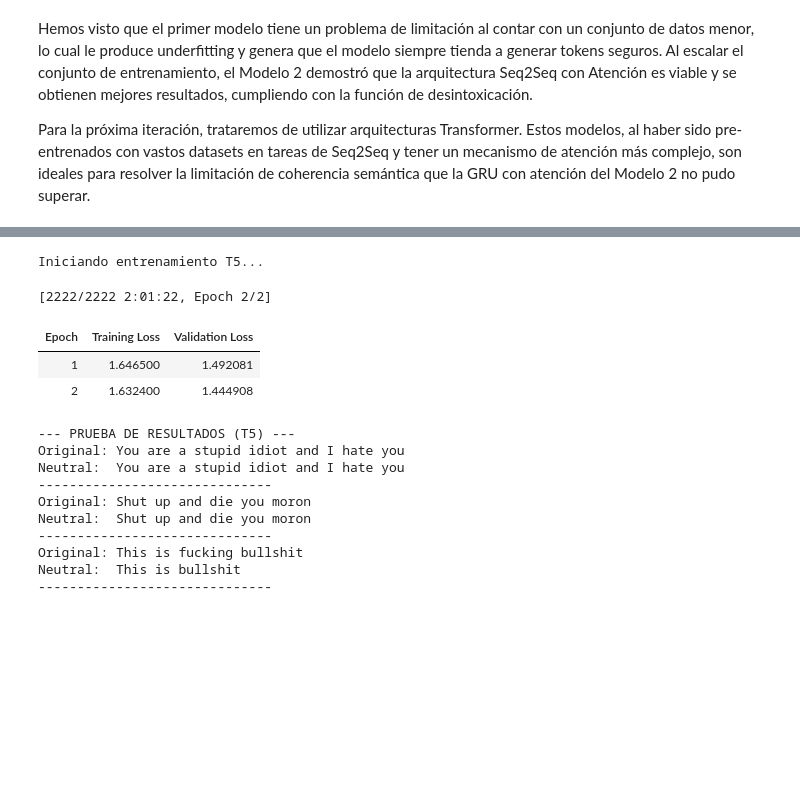
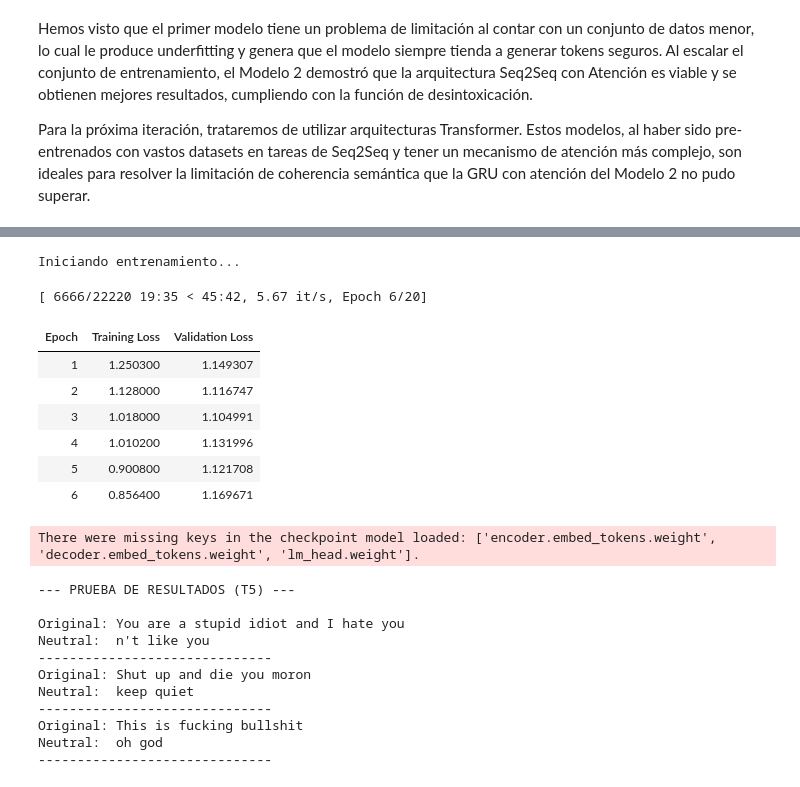
Before and after one commit to javiers2004/FPLN-DetoxificationMessages, a Jupyter notebook: entrega4b.ipynb, the cells around one changed output, grey strips where cells are left out. Drawn from its saved outputs; the diff is of its cells as text; code cells hidden in the pictures; blank space fills up the shorter version.

```diff
--- a/entrega4b.ipynb
+++ b/entrega4b.ipynb
@@ -691,7 +691,8 @@ def preprocess_function(examples):
 tokenized_train = hf_train.map(preprocess_function, batched=True)
 tokenized_val = hf_val.map(preprocess_function, batched=True)
 
-# --- PASO 4: CONFIGURACIÓN DE ENTRENAMIENTO CON EARLY STOPPING ---
+# --- PASO 4: CONFIGURACIÓN DE ENTRENAMIENTO CON EARLY STOPPING ---+
+
 training_args = Seq2SeqTrainingArguments(
     output_dir="./t5_detox_final",
     eval_strategy="epoch",
@@ -709,8 +710,8 @@ training_args = Seq2SeqTrainingArguments(
     num_train_epochs=20,            # Épocas altas, el Early Stopping cortará antes
 
     predict_with_generate=True,
-    fp16=False,
-    use_cpu=True,
+    fp16=True,
+    use_cpu=False,
     logging_steps=50,
     report_to="none"
 )
@@ -738,7 +739,7 @@ ejemplos = [
     "This is fucking bullshit"
 ]
 
-device = torch.device("cpu")
+device = torch.device("cuda")
 model.to(device)
 model.eval()
 
@@ -751,7 +752,8 @@ for texto in ejemplos:
         input_ids,
         max_length=64,
         num_beams=5,             # Busca 5 caminos diferentes
-        repetition_penalty=2.5,  # Penaliza repetir palabras de la entrada
+        repetition_penalty=1.2,  # Bajamos de 2.5 a 1.2 (menos restrictivo)
+        length_penalty=1.0,      # Animamos a que no corte las frases tan rápido
         early_stopping=True
     )
 
@@ -766,17 +766,23 @@ WARNING:tensorflow:From c:\Users\js834\AppData\Local\Programs\Python\Python312\L
 Cargando y procesando datos para T5...
 Datos cargados. Train: 17769, Val: 1975
-Iniciando entrenamiento T5...
+Iniciando entrenamiento...
-[2222/2222 2:01:22, Epoch 2/2]
+[ 6666/22220 19:35 < 45:42, 5.67 it/s, Epoch 6/20]
 | Epoch | Training Loss | Validation Loss |
-| 1 | 1.646500 | 1.492081 |
-| 2 | 1.632400 | 1.444908 |
+| 1 | 1.250300 | 1.149307 |
+| 2 | 1.128000 | 1.116747 |
+| 3 | 1.018000 | 1.104991 |
+| 4 | 1.010200 | 1.131996 |
+| 5 | 0.900800 | 1.121708 |
+| 6 | 0.856400 | 1.169671 |
---- PRUEBA DE RESULTADOS (T5) ---
-Original: You are a stupid idiot and I hate you
-Neutral:  You are a stupid idiot and I hate you
-------------------------------
-Original: Shut up and die you moron
-Neutral:  Shut up and die you moron
-------------------------------
-Original: This is fucking bullshit
-Neutral:  This is bullshit
-------------------------------
+There were missing keys in the checkpoint model loaded: ['encoder.embed_tokens.weight', 'decoder.embed_tokens.weight', 'lm_head.weight'].
+--- PRUEBA DE RESULTADOS (T5) ---
+
+Original: You are a stupid idiot and I hate you
+Neutral:  n't like you
+------------------------------
+Original: Shut up and die you moron
+Neutral:  keep quiet
+------------------------------
+Original: This is fucking bullshit
+Neutral:  oh god
+------------------------------
```
Also changed, not shown: parts of 8 cells of this notebook, 20 other files.
